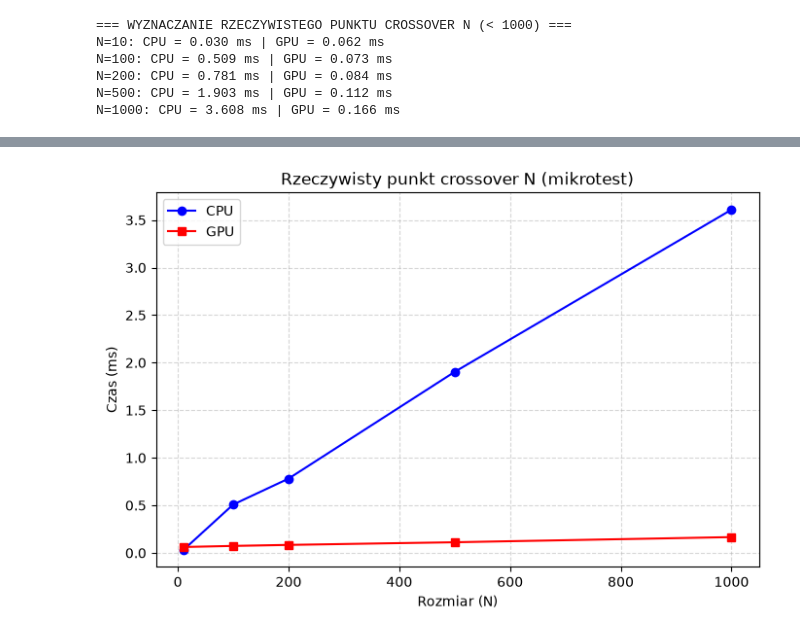
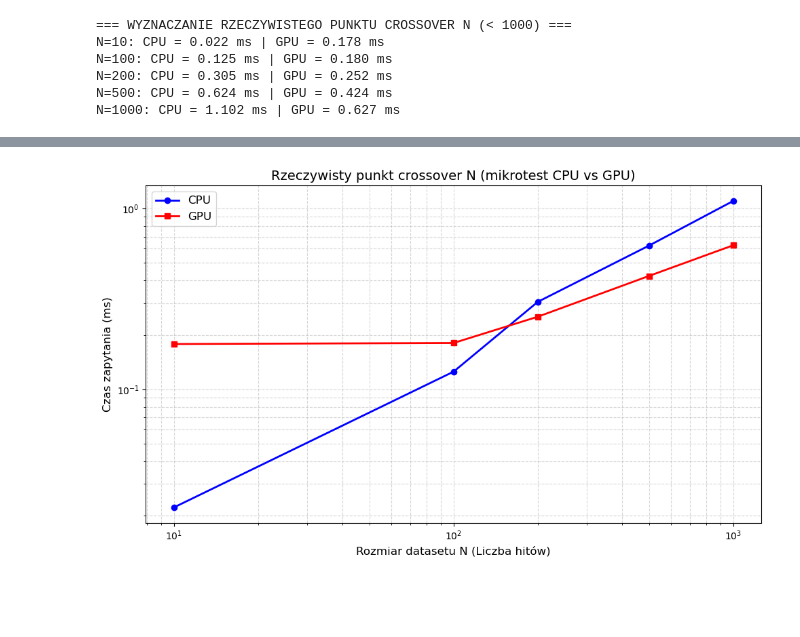
Before and after one commit to orzel320/fastParticleTrackingNNS, a Jupyter notebook: notebooks/ann_experiment.ipynb, the cells around one changed output, grey strips where cells are left out. Cells and saved outputs as stored; diff of their text form; code cells hidden in the pictures; blank space fills up the shorter version.

```diff
--- a/notebooks/ann_experiment.ipynb
+++ b/notebooks/ann_experiment.ipynb
@@ -84,10 +50,8 @@ def evaluate_ann_model(model_name, model_instance, features, true_indices, k):
 # %%
-import gc
-import numpy as np
-
-# 1. ŚCISŁA KONTROLA FORMATU DANYCH
-# Zapobiega natychmiastowym awariom bibliotek hnswlib i FAISS
-features = np.ascontiguousarray(features, dtype=np.float32)
+print("=== Przygotowanie danych (Zero-Padding do 8D) ===")
+features_5d = np.load(data_path)["X"]
+features = pad_features(features_5d, target_dim=8)
+print(f"Dane gotowe: {features.shape}")
 
 USE_GPU = True
 
@@ -99,7 +63,7 @@ results = {
 
 nlist = 100
 
-print("=== START IVFFlat ===")
+print("\n=== START IVFFlat ===")
 for nprobe in [1, 2, 5, 10, 20, 50]:
     print(f" -> Inicjalizacja IVFFlat (nprobe={nprobe})...")
     model = FaissIVFFlat(nlist=nlist, nprobe=nprobe, use_gpu=USE_GPU)
@@ -107,20 +71,17 @@ for nprobe in [1, 2, 5, 10, 20, 50]:
     results["IVFFlat"]["qps"].append(qps)
     results["IVFFlat"]["recall"].append(recall)
     results["IVFFlat"]["labels"].append(f"np={nprobe}")
-
-    # Wymuszone zwolnienie pamięci karty graficznej
     del model
     gc.collect()
 
-print("\n=== START IVFPQ ===")
+print("\n=== START IVFPQ (Teraz na GPU z m=8!) ===")
 for nprobe in [1, 2, 5, 10, 20, 50, 100]:
     print(f" -> Inicjalizacja IVFPQ (nprobe={nprobe})...")
-    model = FaissIVFPQ(nlist=nlist, m=4, nprobe=nprobe, use_gpu=False)
+    model = FaissIVFPQ(nlist=nlist, m=8, nbits=8, nprobe=nprobe, use_gpu=USE_GPU)
     qps, recall = evaluate_ann_model(f"IVFPQ (nprobe={nprobe})", model, features, true_indices, k_neighbors)
     results["IVFPQ"]["qps"].append(qps)
     results["IVFPQ"]["recall"].append(recall)
     results["IVFPQ"]["labels"].append(f"np={nprobe}")
-
     del model
     gc.collect()
 
@@ -133,7 +94,6 @@ for ef in [10, 20, 50, 100, 200]:
     results["HNSW"]["qps"].append(qps)
     results["HNSW"]["recall"].append(recall)
     results["HNSW"]["labels"].append(f"ef={ef}")
-
     del model
     gc.collect()
 
@@ -324,16 +191,7 @@ Wczytywanie zbioru danych 1M (1000000 punktów)...
 # %%
-import time
-import gc
-import numpy as np
-import matplotlib.pyplot as plt
-from hep_tracking.ann_models import FaissIVFFlat
-
-# Wczytanie tylko zbioru danych 1k
-filename = data_dir / f"dataset_hard_1k.npz"
-loaded_data = np.load(filename)
-features_5d = loaded_data["X"]
-features_8d = np.pad(features_5d, ((0, 0), (0, 3)), mode='constant')
-features_full = np.ascontiguousarray(features_8d, dtype=np.float32)
+filename = data_dir / "dataset_hard_1k.npz"
+features_5d = np.load(filename)["X"]
+features_full = pad_features(features_5d, target_dim=8)
 
 micro_sizes = [10, 100, 200, 500, 1000]
 cpu_micro = []
@@ -342,51 +200,28 @@ gpu_micro = []
 print("=== WYZNACZANIE RZECZYWISTEGO PUNKTU CROSSOVER N (< 1000) ===")
 
 for size in micro_sizes:
-    # Wybór odpowiedniego fragmentu danych
     features = features_full[:size]
     nlist = min(100, int(np.sqrt(features.shape[0])))
 
-    # --- CPU ---
     model_cpu = FaissIVFFlat(nlist=nlist, nprobe=5, use_gpu=False)
     model_cpu.build(features)
-    best_cpu = float('inf')
-    for _ in range(5):
-        start = time.perf_counter()
-        model_cpu.query(features, k_neighbors)
-        best_cpu = min(best_cpu, time.perf_counter() - start)
-    cpu_micro.append(best_cpu * 1000)  # czas w ms
+    best_cpu = measure_execution_time(lambda: model_cpu.query(features, k_neighbors), num_runs=5, warmup_runs=1)
+    cpu_micro.append(best_cpu)
     del model_cpu
 
-    # --- GPU ---
     model_gpu = FaissIVFFlat(nlist=nlist, nprobe=5, use_gpu=True)
     model_gpu.build(features)
-
-    # Rozgrzanie GPU (warm-up)
-    model_gpu.query(features[:10], k_neighbors)
-
-    best_gpu = float('inf')
-    for _ in range(5):
-        start = time.perf_counter()
-        model_gpu.query(features, k_neighbors)
-        best_gpu = min(best_gpu, time.perf_counter() - start)
-    gpu_micro.append(best_gpu * 1000)  # czas w ms
+    best_gpu = measure_execution_time(lambda: model_gpu.query(features, k_neighbors), num_runs=5, warmup_runs=1)
+    gpu_micro.append(best_gpu)
     del model_gpu
 
     print(f"N={size}: CPU = {best_cpu*1000:.3f} ms | GPU = {best_gpu*1000:.3f} ms")
 
-plt.figure(figsize=(8, 5))
-plt.plot(micro_sizes, cpu_micro, marker='o', color='blue', label='CPU')
-plt.plot(micro_sizes, gpu_micro, marker='s', color='red', label='GPU')
-plt.xlabel("Rozmiar (N)")
-plt.ylabel("Czas (ms)")
-plt.title("Rzeczywisty punkt crossover N (mikrotest)")
-plt.grid(True, ls="--", alpha=0.5)
-plt.legend()
-plt.show()
+plot_crossover(micro_sizes, cpu_micro, gpu_micro, title="Rzeczywisty punkt crossover N (mikrotest CPU vs GPU)")
 # %% [output]
 === WYZNACZANIE RZECZYWISTEGO PUNKTU CROSSOVER N (< 1000) ===
-N=10: CPU = 0.030 ms | GPU = 0.062 ms
-N=100: CPU = 0.509 ms | GPU = 0.073 ms
-N=200: CPU = 0.781 ms | GPU = 0.084 ms
-N=500: CPU = 1.903 ms | GPU = 0.112 ms
-N=1000: CPU = 3.608 ms | GPU = 0.166 ms
+N=10: CPU = 0.022 ms | GPU = 0.178 ms
+N=100: CPU = 0.125 ms | GPU = 0.180 ms
+N=200: CPU = 0.305 ms | GPU = 0.252 ms
+N=500: CPU = 0.624 ms | GPU = 0.424 ms
+N=1000: CPU = 1.102 ms | GPU = 0.627 ms
@@ -403 +228 @@ WARNING clustering 995 points to 31 centroids: please provide at least 1209 trai
-[figure, old version]
+[figure, new version]
```
Also changed, not shown: parts of 13 cells of this notebook, 3 other files.
